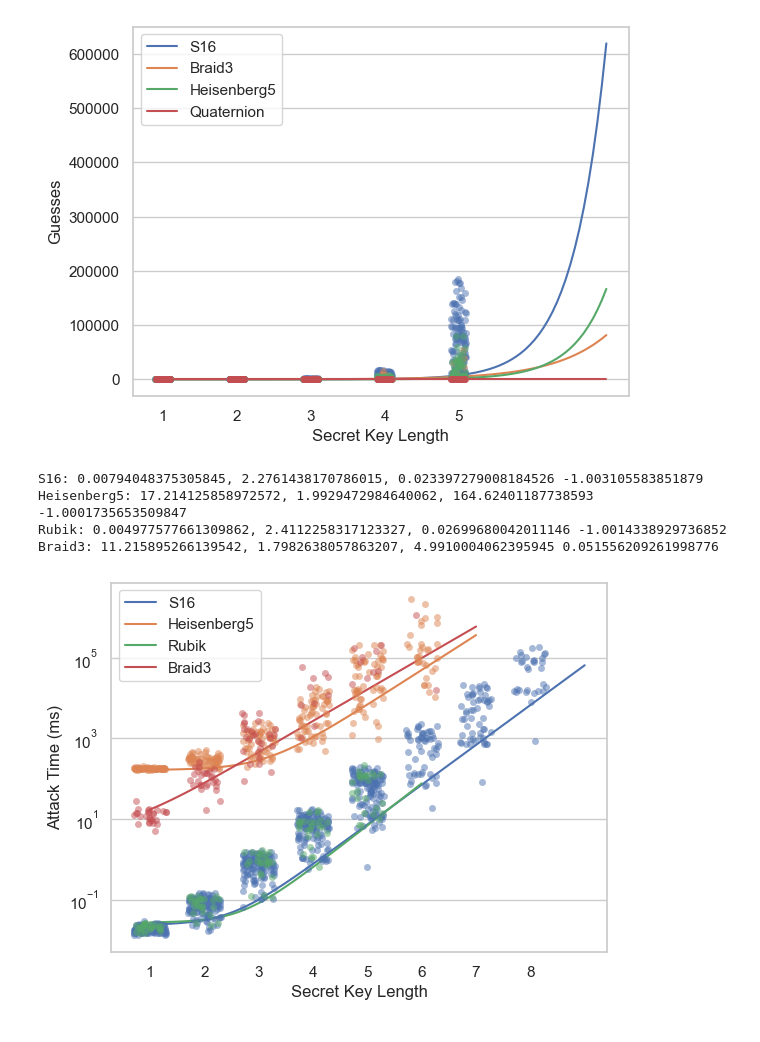
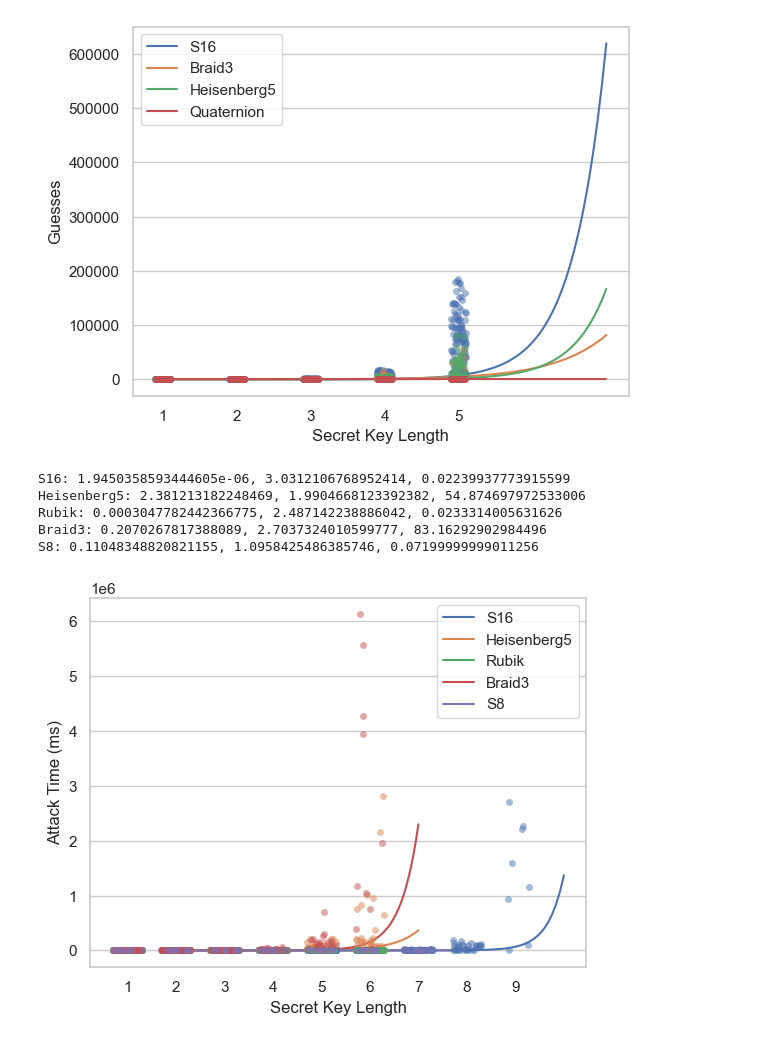
Before and after one commit to reednel/aag, a Jupyter notebook: simulations/ManyGroups.ipynb, the cells around one changed output. Cells and saved outputs as stored; diff of their text form; code cells hidden in the pictures.

```diff
--- a/simulations/ManyGroups.ipynb
+++ b/simulations/ManyGroups.ipynb
@@ -65,23 +65,24 @@ sns.set_theme(style="whitegrid")
 #gfg = sns.lmplot(data=df[df.sk<=5], x='sk', y='guesses', hue='group', palette='Set2', fit_reg=False, legend=False)
 
 # for each group, perform regression
-for group in ['S16', 'Heisenberg5', 'Rubik', 'Braid3']:
-    df_group = df[(df.pk==5)&(df.sk <=5)&(df.group == group)]
-    sns.stripplot(data=df_group, x='sk', y='guesses', alpha=0.5)
+for group in ['S16', 'Rubik', 'Braid3', 'Heisenberg5', 'Quaternion']:
+    df_group = df[(df.pk==5)&(df.sk <=6)&(df.group == group)]
+    sns.stripplot(data=df_group, x='sk', y='guesses', alpha=0.3, jitter=0.3)
     #plt.scatter(df_group['sk'], df_group['guesses'], label=group, alpha=0.5)
 
     a, b = np.polyfit(df_group['sk'], np.log(df_group['guesses']), 1)
     print(f'{group}: {a}, {b}')
-    x = np.linspace(0, max(df_group['sk']), 100)
+    x = np.linspace(min(df_group['sk'])-1, max(df_group['sk'])+1, 100)
     y = np.exp(b) * np.exp(a * x)
 
     # generate dataframe
     #df2 = pd.DataFrame({'x': x, 'y': y})
-    sns.lineplot(x=x, y=y, label=group)
+    sns.lineplot(x=x, y=y, label=group, alpha=0.8)
     #plt.plot(x, y, label=group)
 leg = plt.legend()
 plt.yscale('log')
-plt.xlabel("Secret Key Length")
+plt.title("Guesses Required by Group (N=5)")
+plt.xlabel("Secret Key Length (L)")
 plt.ylabel("Guesses")
-plt.show()
+plt.savefig('guesses.pdf', bbox_inches='tight')
 # %% [output]
@@ -97,20 +99,20 @@ sns.set_theme(style="whitegrid")
 
 # for each group, perform regression
 for group in ['S16', 'Heisenberg5', 'Rubik', 'Braid3']:
-    df_group = df[(df.pk==5)&(df.sk <=8)&(df.group == group)]
+    df_group = df[(df.pk==5)&(df.sk <=6)&(df.group == group)]
     sns.stripplot(data=df_group, x='sk', y='guesses', alpha=0.5, jitter=0.3)
     #plt.scatter(df_group['sk'], df_group['guesses'], label=group, alpha=0.5)
     max_guesses_sk_1 = max(df_group[df_group.sk==1]['guesses'])
     min_guesses_sk_1 = min(df_group[df_group.sk==1]['guesses'])
     print(f'{group}: {min_guesses_sk_1}, {max_guesses_sk_1}')
 
-    def func(x, a, b, c, d):
-        return (a * np.exp(b * (x+d))) + c
-    popt, pcov = curve_fit(func, df_group['sk'], df_group['guesses'], p0=(0, 1, (min_guesses_sk_1+max_guesses_sk_1)/2, -1), bounds=([-np.inf, -np.inf, min_guesses_sk_1, -np.inf], [np.inf, np.inf, max_guesses_sk_1, 2]))
-    a, b, c, d = popt
+    def func(x, a, b, c):
+        return (a * np.exp(b * (x))) + c
+    popt, pcov = curve_fit(func, df_group['sk'], df_group['guesses'], p0=(0, 1, (min_guesses_sk_1+max_guesses_sk_1)/2), bounds=([-np.inf, -np.inf, min_guesses_sk_1], [np.inf, np.inf, max_guesses_sk_1]))
+    a, b, c = popt
     #a, b = np.polyfit(df_group['sk'], np.log(df_group['guesses']), 1)
-    print(f'{group}: {a}, {b}, {c} {d}')
-    x = np.linspace(0, max(df_group['sk'])+1, 100)
+    print(f'{group}: {a}, {b}, {c}')
+    x = np.linspace(np.min(df_group['sk']), np.max(df_group['sk']), 100)
     y = func(x, *popt)
 
     # generate dataframe
@@ -171,41 +173,42 @@ Quaternion: 4.649377277457161, 0.03605588909650335, 2.8326728086621803e-12
 # %%
 # compare effects of sk and cardinality on attack time/exchange time
 sns.set_theme(style="whitegrid")
 #gfg = sns.lmplot(data=df[df.sk<=5], x='sk', y='guesses', hue='group', palette='Set2', fit_reg=False, legend=False)
 
 # for each group, perform regression
 for group in ['S16', 'Heisenberg5', 'Rubik', 'Braid3']:
-    df_group = df[(df.pk==5)&(df.sk <=8)&(df.group == group)]
+    df_group = df[(df.pk==5)&(df.sk <=9)&(df.group == group)]
     sns.stripplot(data=df_group, x='sk', y='attack', alpha=0.5, jitter=0.3)
     #plt.scatter(df_group['sk'], df_group['guesses'], label=group, alpha=0.5)
 
     max_attack_time_sk_1 = max(df_group[df_group.sk==1]['attack'])
     min_attack_time_sk_1 = min(df_group[df_group.sk==1]['attack'])
 
-    def func(x, a, b, c, d):
-        return (a * np.exp(b * (x+d))) + c
-    popt, pcov = curve_fit(func, df_group['sk'], df_group['attack'], p0=(0, 2, (max_attack_time_sk_1+min_attack_time_sk_1)/2, -1), bounds=([-np.inf, -np.inf, min_attack_time_sk_1, -np.inf], [np.inf, np.inf, max_attack_time_sk_1, 2]))
-    a, b, c, d = popt
+    def func(x, a, b, c):
+        return (a * np.exp(b*(x))) + c
+    popt, pcov = curve_fit(func, df_group['sk'], df_group['attack'], p0=(0, 1, (max_attack_time_sk_1+min_attack_time_sk_1)/2), bounds=([-np.inf, -np.inf, min_attack_time_sk_1/3], [np.inf, np.inf, max_attack_time_sk_1*3]))
+    a, b, c = popt
     #a, b = np.polyfit(df_group['sk'], np.log(df_group['guesses']), 1)
-    print(f'{group}: {a}, {b}, {c} {d}')
-    x = np.linspace(0, max(df_group['sk']), 100)
+    print(f'{group}: {a}, {b}, {c}')
+    x = np.linspace(np.min(df_group['sk']), np.max(df_group['sk']), 100)
     y = func(x, *popt)
 
     # generate dataframe
     #df2 = pd.DataFrame({'x': x, 'y': y})
     sns.lineplot(x=x, y=y, label=group)
     #plt.plot(x, y, label=group)
 leg = plt.legend()
-plt.yscale('log')
+#plt.yscale('log')
 plt.xlabel("Secret Key Length")
 plt.ylabel("Attack Time (ms)")
 plt.show()
 # %% [output]
-S16: 0.00794048375305845, 2.2761438170786015, 0.023397279008184526 -1.003105583851879
-Heisenberg5: 17.214125858972572, 1.9929472984640062, 164.62401187738593 -1.0001735653509847
-Rubik: 0.004977577661309862, 2.4112258317123327, 0.02699680042011146 -1.0014338929736852
-Braid3: 11.215895266139542, 1.7982638057863207, 4.9910004062395945 0.051556209261998776
+S16: 1.9450358593444605e-06, 3.0312106768952414, 0.02239937773915599
+Heisenberg5: 2.381213182248469, 1.9904668123392382, 54.874697972533006
+Rubik: 0.0003047782442366775, 2.487142238886042, 0.0233314005631626
+Braid3: 0.2070267817388089, 2.7037324010599777, 83.16292902984496
+S8: 0.11048348820821155, 1.0958425486385746, 0.07199999999011256
-[figure, old version]
+[figure, new version]
 # %%
 # compare effects of sk and cardinality on attack time/exchange time
 sns.set_theme(style="whitegrid")
```
Also changed, not shown: parts of 8 cells of this notebook, 8 other files.
